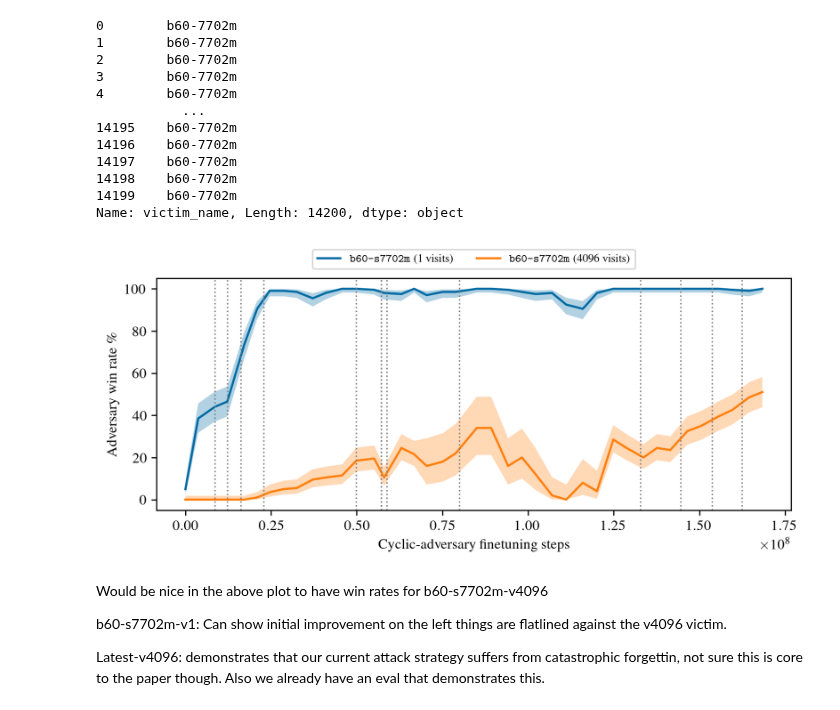
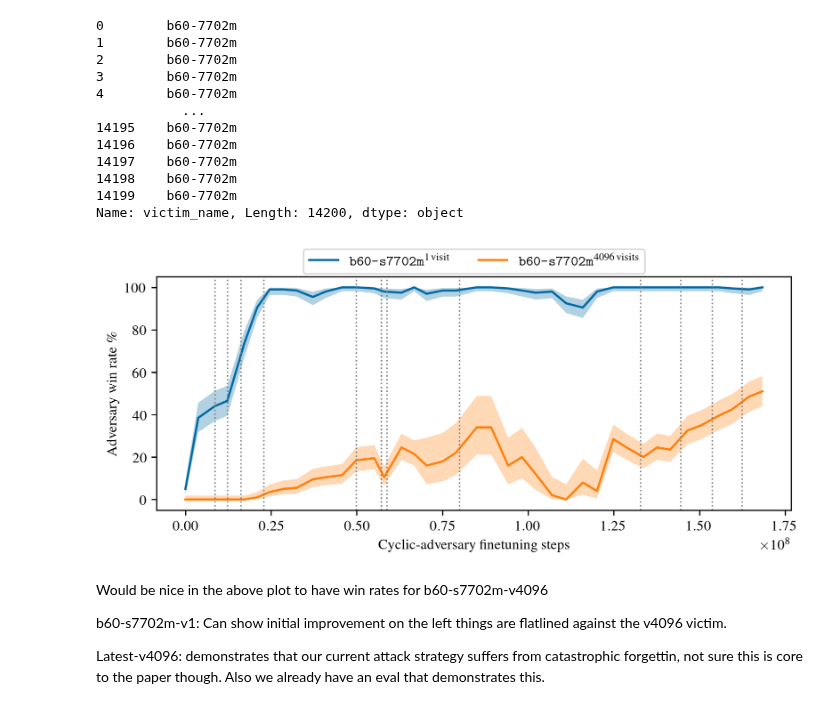
Before and after one commit to AlignmentResearch/KataGoVisualizer, a Jupyter notebook: notebooks/notebooks/paper/katago-new-ckpt-evals.ipynb, the cells around one changed output. Saved outputs shown, nothing was run; the diff lists cells and outputs as text; code cells hidden in the pictures.

```diff
--- a/notebooks/notebooks/paper/katago-new-ckpt-evals.ipynb
+++ b/notebooks/notebooks/paper/katago-new-ckpt-evals.ipynb
@@ -10,6 +10,7 @@ and going until networks from 2023-03-14
 %autoreload 2
 # %%
 import os
+
 import matplotlib.pyplot as plt
 import numpy as np
 import pandas as pd
@@ -18,6 +19,14 @@ from IPython.core.display import HTML
 from IPython.display import display
 from sgf_parser import game_info
 from statsmodels.stats.proportion import proportion_confint
+
+plt.style.use(
+    [
+        "tableau-colorblind10",
+        utils.get_style("default"),
+        utils.get_style("1-col"),
+    ]
+)
 # %% [markdown]
 ### Parse data
 # %%
@@ -133,27 +148 @@ def generate_fancy_plots(
         )
-# %%
-plt.style.use(
-    [
-        "tableau-colorblind10",
-        utils.get_style("default"),
-        utils.get_style("2-col"),
-        utils.get_style("small-legend"),
-    ]
-)
-aspect_ratio = 1.5
-
-# Adjust aspect ratio, while keeping width
-fig_width = 3.25063
-fig_height = fig_width / aspect_ratio
-plt.figure(figsize=(fig_width, fig_height))
-
-generate_fancy_plots(
-    adv_name="adv-s545065216-v600-AMCTS",
-    net_types=["b60c320"],
-    # Reduce space between legend entries
-    legend_kwargs=dict(loc="lower right", bbox_to_anchor=(1, 1), ncols=2, columnspacing=0.55),
-)
-# xlabel = plt.gca().get_xaxis().get_label()
-# xlabel.set_position((0.5, xlabel.get_position()[1]))
-plt.savefig(f"katago-adv-training-win-rate-b60-2col.pgf", backend="pgf")
-plt.show()
@@ -256,8 +292,9 @@ for victim_visits in [1, 4096]:
     sub_df = df_ft.query("victim_visits == @victim_visits")
 
     mean_df = sub_df.groupby("adv_cml_steps").adv_win.mean()
+    visit_suffix = "visits" if victim_visits > 1 else "visit"
     (100 * mean_df).plot(
-        label=rf"$\texttt{{b60-s7702m}}$ ({victim_visits} visits)",
+        label=rf"$\texttt{{b60-s7702m}}^\mathrm{{{victim_visits}\,{visit_suffix}}}$",
     )
 
     # Compute Clopper-Pearson confidence intervals
@@ -266,34 +303,35 @@ for victim_visits in [1, 4096]:
             x.sum(),
             len(x),
             alpha=ALPHA,
             method="beta",
         )
     )
     ci_df = pd.DataFrame(ci_df.tolist(), index=ci_df.index, columns=["lower", "upper"])
     ci_df = 100 * ci_df
     plt.fill_between(
         mean_df.index,
         ci_df.lower,  # type: ignore
         ci_df.upper,  # type: ignore
         alpha=0.3,
         edgecolor="none",
     )
 
 max_step = max(victim_change_cml_steps)
 for xc in victim_change_cml_steps:
     if xc > 0:
         plt.axvline(x=xc, linestyle=":", linewidth=1, color="tab:gray")
 
 plt.xlabel("Cyclic-adversary finetuning steps")
 plt.ylabel("Adversary win rate \%")
 
 # Legend on top of plot
 plt.legend(loc="upper center", bbox_to_anchor=(0.5, 1.15), ncol=2)
 
 plt.ylim(-5, 105)
+plt.savefig(f"adv-finetune-vs-steps.pgf", backend="pgf")
 plt.show()
 # %% [output]
-[figure, old version]
+[figure, new version]
 # %% [markdown]
 Would be nice in the above plot to have win rates for b60-s7702m-v4096
 
```
Also changed, not shown: parts of 6 cells of this notebook.
